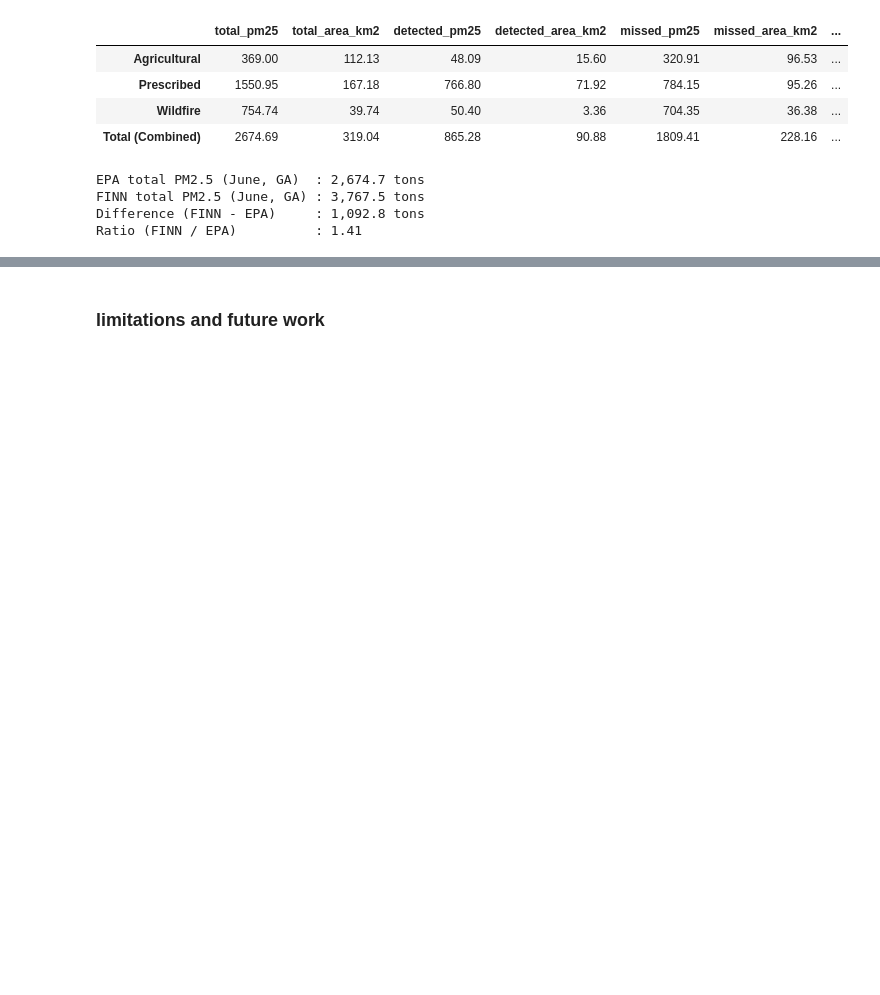
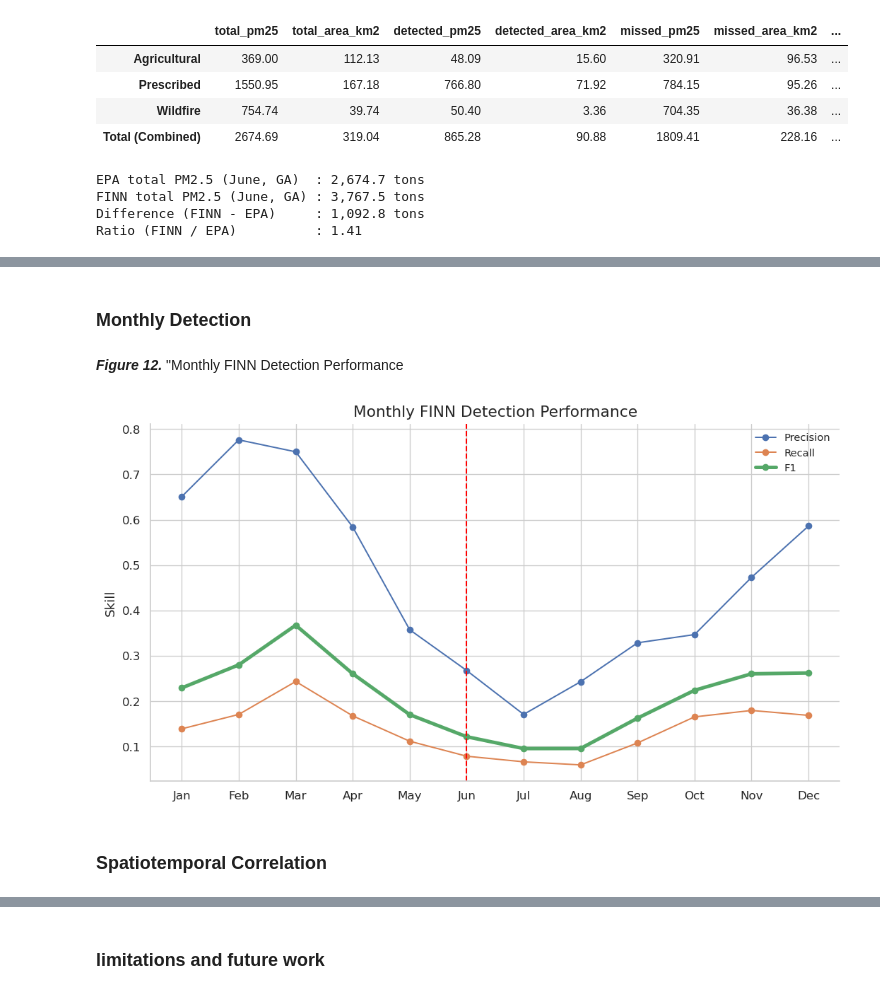
Before and after one commit to spatrin/SP-SOARS-Project, a Jupyter notebook: final (1).ipynb, the cells around one changed output, grey strips where cells are left out. Cells and saved outputs as stored; diff of their text form; code cells hidden in the pictures; blank space fills up the shorter version.

```diff
--- a/final (1).ipynb
+++ b/final (1).ipynb
@@ -102,6 +103,15 @@ print(f"June EPA fires      : {len(epa_june):,}")
 # %% [output]
 Full-year EPA fires : 79,563
 June EPA fires      : 2,771
+# %%
+gdf_annual = gpd.GeoDataFrame(
+    epa,
+    geometry=gpd.points_from_xy(
+        epa["longitude"],
+        epa["latitude"]
+    ),
+    crs="EPSG:4326"
+)
 # %%
 # --- FINN: June 2022, gridded + converted to tons/day ---
 finn_data = load_finn_june_processed()
@@ -1192,0 +1321,2 @@ ValueError: All arrays must be of the same length
+# %% [markdown]
+### Monthly Detection
@@ -1192,0 +1358,59 @@ ValueError: All arrays must be of the same length
+# %% [markdown]
+***Figure 12.*** "Monthly FINN Detection Performance
+# %%
+fig, ax = plt.subplots(
+    figsize=(9,5)
+)
+
+ax.plot(
+    monthly_skill["month"],
+    monthly_skill["precision"],
+    marker="o",
+    label="Precision"
+)
+
+ax.plot(
+    monthly_skill["month"],
+    monthly_skill["recall"],
+    marker="o",
+    label="Recall"
+)
+
+ax.plot(
+    monthly_skill["month"],
+    monthly_skill["f1"],
+    marker="o",
+    linewidth=3,
+    label="F1"
+)
+
+ax.axvline(
+    6,
+    color="red",
+    ls="--"
+)
+
+ax.set_xticks(
+    range(1,13)
+)
+
+ax.set_xticklabels(
+    MONTHS_LABELS
+)
+
+ax.set_ylabel(
+    "Skill"
+)
+
+ax.set_title(
+    "Monthly FINN Detection Performance"
+)
+
+ax.legend()
+
+plt.tight_layout()
+plt.show()
+# %% [output]
+[figure, added]
+# %% [markdown]
+### Spatiotemporal Correlation
```
Also changed, not shown: parts of 47 cells of this notebook.
